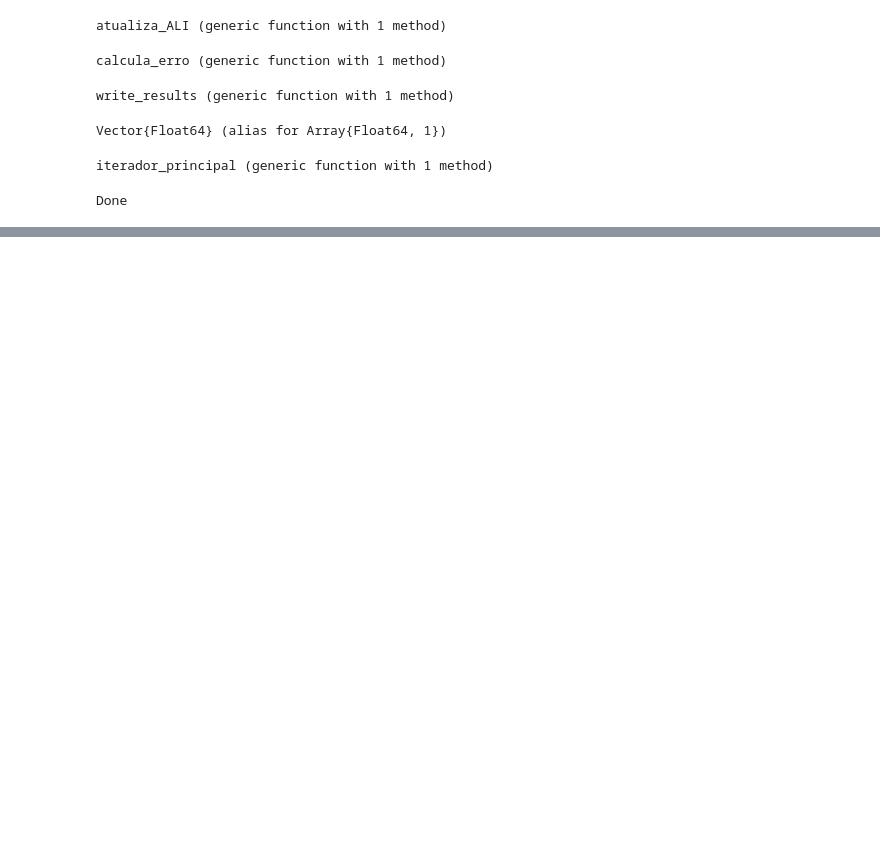
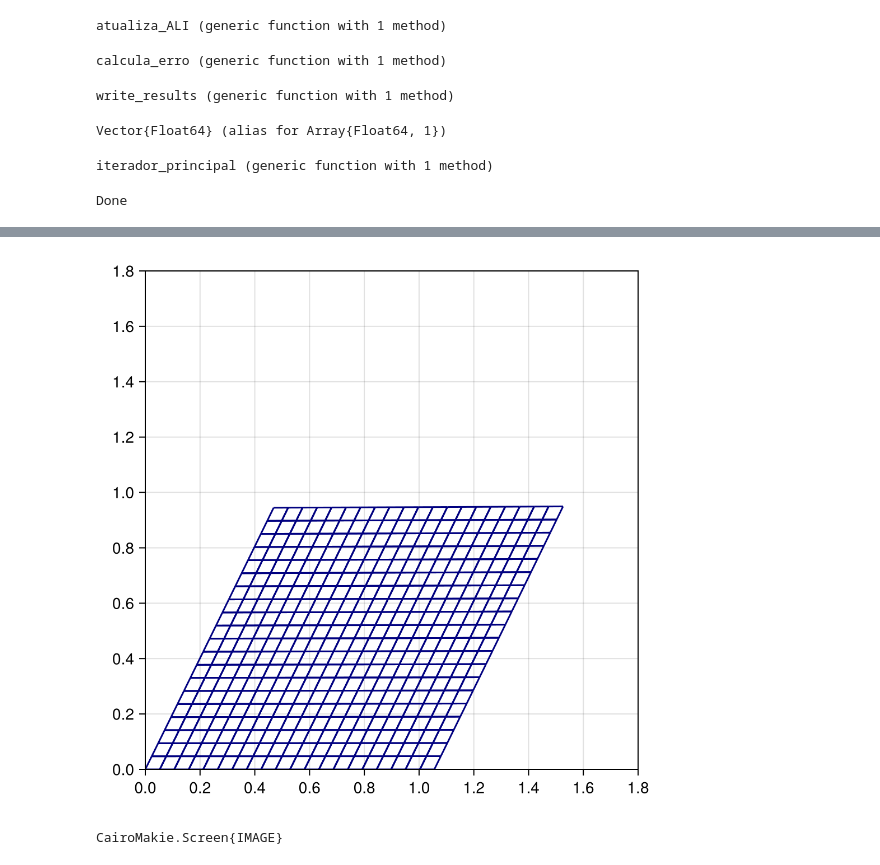
Before and after one commit to CarlosEduardoValladares/TCC-Deformacao-Elastica-ALI, a Jupyter notebook: pureShear.ipynb, the cells around one changed output, grey strips where cells are left out. Cells and saved outputs as stored; diff of their text form; code cells hidden in the pictures; blank space fills up the shorter version.

```diff
--- a/pureShear.ipynb
+++ b/pureShear.ipynb
@@ -577,11 +583,11 @@ function quadratura_K_local(a::Int64, b::Int64, params::Array{Float64}, indexes,
             for i in 1:2
                 for k in 1:2
                     for l in 1:2
-                        termo1 += Tᵉ[r, i] * ∂ϕ(a, k, ξ₁, ξ₂) * dξ_dx[k, i] * ∂ϕ(b, l, ξ₁, ξ₂) * dξ_dx[l, s] * det_J_ξ
-                        termo2 += Tᵉ[r, i] * ∂ϕ(a, k, ξ₁, ξ₂) * dξ_dx[k, s] * ∂ϕ(b, l, ξ₁, ξ₂) * dξ_dx[l, i] * det_J_ξ
+                        termo1 += Tᵉ[r, i] * ∂ϕ(a, k)(ξ₁, ξ₂) * dξ_dx[k, i] * ∂ϕ(b, l)(ξ₁, ξ₂) * dξ_dx[l, s] * det_J_ξ
+                        termo2 += Tᵉ[r, i] * ∂ϕ(a, k)(ξ₁, ξ₂) * dξ_dx[k, s] * ∂ϕ(b, l)(ξ₁, ξ₂) * dξ_dx[l, i] * det_J_ξ
 
                         for j in 1:2
-                            termo3 += L[r, i, s, j] * ∂ϕ(a, k, ξ₁, ξ₂) * dξ_dx[k, i] * ∂ϕ(b, l, ξ₁, ξ₂) * dξ_dx[l, j] * det_J_ξ
+                            termo3 += L[r, i, s, j] * ∂ϕ(a, k)(ξ₁, ξ₂) * dξ_dx[k, i] * ∂ϕ(b, l)(ξ₁, ξ₂) * dξ_dx[l, j] * det_J_ξ
                         end
                     end
                 end
@@ -607,6 +613,9 @@ quadratura_K_local (generic function with 1 method)
 function quadratura_F_local(f::Function, g::Function, presc_map, a::Int64, indexes, boundaries, Xᵉ, Kᵉ::Matrix{Float64}, F_defᵉ, Tᵉ, P::Vector{Float64}, W::Vector{Float64})
     quadratura = 0.0
     r = indexes
+
+    ξ_to_x1 = mapper_to_x_generic(Xᵉ[:, 1])
+    ξ_to_x2 = mapper_to_x_generic(Xᵉ[:, 2])
 
     if(length(boundaries) != 0)
         for b in 1:4
@@ -620,11 +629,11 @@ function quadratura_F_local(f::Function, g::Function, presc_map, a::Int64, index
                 p1 = Xᵉ[1, :]
                 p2 = Xᵉ[2, :]
 
-                x1_ξ1 = mapper_to_x_generic(Xᵉ[:, 1], ξ, -1.0)
-                x2_ξ2 = mapper_to_x_generic(Xᵉ[:, 2], ξ, -1.0)
+                x1_ξ1 = ξ_to_x1(ξ, -1.0)
+                x2_ξ2 = ξ_to_x2(ξ, -1.0)
 
                 tamanho_lado = sqrt((p2[1] - p1[1])^2 + (p2[2] - p1[2])^2)
-                termo1 += w * ϕ(a, ξ, -1.0) * ϕ(b, ξ, -1.0) * f([x1_ξ1, x2_ξ2])[r] * tamanho_lado/2
+                termo1 += w * ϕ(a)(ξ, -1.0) * ϕ(b)(ξ, -1.0) * f([x1_ξ1, x2_ξ2])[r] * tamanho_lado/2
                                                                            # fator 2 = tamanho do lado
                                                                            # do elemento padrão
                 #println("f1: ", f([x1_ξ1, x2_ξ2])[r])
@@ -632,33 +641,33 @@ function quadratura_F_local(f::Function, g::Function, presc_map, a::Int64, index
                 p1 = Xᵉ[2, :]
                 p2 = Xᵉ[3, :]
 
-                x1_ξ1 = mapper_to_x_generic(Xᵉ[:, 1], 1.0, ξ)
-                x2_ξ2 = mapper_to_x_generic(Xᵉ[:, 2], 1.0, ξ)
+                x1_ξ1 = ξ_to_x1(1.0, ξ)
+                x2_ξ2 = ξ_to_x2(1.0, ξ)
 
                 tamanho_lado = sqrt((p2[1] - p1[1])^2 + (p2[2] - p1[2])^2)
-                termo1 += w * ϕ(a, 1.0, ξ) * ϕ(b, 1.0, ξ) * f([x1_ξ1, x2_ξ2])[r] * tamanho_lado/2
+                termo1 += w * ϕ(a)(1.0, ξ) * ϕ(b)(1.0, ξ) * f([x1_ξ1, x2_ξ2])[r] * tamanho_lado/2
 
                 #println("f2: ", f([x1_ξ1, x2_ξ2])[r])
                 # Integral lado 3
                 p1 = Xᵉ[3, :]
                 p2 = Xᵉ[4, :]
 
-                x1_ξ1 = mapper_to_x_generic(Xᵉ[:, 1], ξ, 1.0)
-                x2_ξ2 = mapper_to_x_generic(Xᵉ[:, 2], ξ, 1.0)
+                x1_ξ1 = ξ_to_x1(ξ, 1.0)
+                x2_ξ2 = ξ_to_x2(ξ, 1.0)
 
                 tamanho_lado = sqrt((p2[1] - p1[1])^2 + (p2[2] - p1[2])^2)
-                termo1 += w * ϕ(a, ξ, 1.0) * ϕ(b, ξ, 1.0) * f([x1_ξ1, x2_ξ2])[r] * tamanho_lado/2
+                termo1 += w * ϕ(a)(ξ, 1.0) * ϕ(b)(ξ, 1.0) * f([x1_ξ1, x2_ξ2])[r] * tamanho_lado/2
 
                 #println("f3: ", f([x1_ξ1, x2_ξ2])[r])
                 # Integral lado 4
                 p1 = Xᵉ[1, :]
                 p2 = Xᵉ[4, :]
 
-                x1_ξ1 = mapper_to_x_generic(Xᵉ[:, 1], -1.0, ξ)
-                x2_ξ2 = mapper_to_x_generic(Xᵉ[:, 2], -1.0, ξ)
+                x1_ξ1 = ξ_to_x1(-1.0, ξ)
+                x2_ξ2 = ξ_to_x2(-1.0, ξ)
 
                 tamanho_lado = sqrt((p2[1] - p1[1])^2 + (p2[2] - p1[2])^2)
-                termo1 += w * ϕ(a, -1.0, ξ) * ϕ(b, -1.0, ξ) * f([x1_ξ1, x2_ξ2])[r] * tamanho_lado/2
+                termo1 += w * ϕ(a)(-1.0, ξ) * ϕ(b)(-1.0, ξ) * f([x1_ξ1, x2_ξ2])[r] * tamanho_lado/2
 
                 #println("f4: ", f([x1_ξ1, x2_ξ2])[r])
                 quadratura += termo1
@@ -694,13 +703,13 @@ function quadratura_F_local(f::Function, g::Function, presc_map, a::Int64, index
 
                     termo2 = 0.0
                     for k in 1:2
-                        termo2 += (w₁ * w₂) * Tᵉ[r,i] * ∂ϕ(a, k, ξ₁, ξ₂) * dξ_dx[k, i] * det_J_ξ
+                        termo2 += (w₁ * w₂) * Tᵉ[r,i] * ∂ϕ(a, k)(ξ₁, ξ₂) * dξ_dx[k, i] * det_J_ξ
                         # println("P; k = ", k, ": ", ∂ϕ(a, k)(ξ₁, ξ₂) * dξ_dx[k, i] * det_J_ξ)
                         # println("dPhi = ", ∂ϕ(a, k)(ξ₁, ξ₂))
                         # println("dξ_dx = ", dξ_dx[k, i])
                         # println("det_J_ξ = ", det_J_ξ)
                         # println("")
-                        somaP += ∂ϕ(a, k, ξ₁, ξ₂) * dξ_dx[k, i] * det_J_ξ
+                        somaP += ∂ϕ(a, k)(ξ₁, ξ₂) * dξ_dx[k, i] * det_J_ξ
                     end
                     soma += termo2
                     quadratura -= termo2
@@ -1305,7 +1314,7 @@ function iterador_principal(λ₁::Float64,
     F_def = repeat([Matrix(1.0I, 2, 2)], ne)
     T = repeat([Matrix(0.0I, 2, 2)], ne)
 
-    #X_novo = []
+    X_novo = []
     #K_vec = []
     #F_vec = []
     sol_vec = []
@@ -1370,7 +1383,10 @@ write_results(infos_primarias, infos_secundarias, u_vec, Δτ, Nx1, Nx2)
 # %%
-# LG = montaLG(Nx1, Nx2)
-# u = last(u_vec)
-# display(drawGrid(u[:, 1], u[:, 2], Nx1, Nx2, LG, 1.8, 1.8))
+LG = montaLG(Nx1, Nx2)
+u = last(u_vec)
+display(drawGrid(u[:, 1], u[:, 2], Nx1, Nx2, LG, 1.8, 1.8))
+# %% [output]
+[figure, added]
+CairoMakie.Screen{IMAGE}
 # %%
 function display_EQs(Nx1, Nx2, EQ)
     str = ""
```
Also changed, not shown: parts of 7 cells of this notebook.
